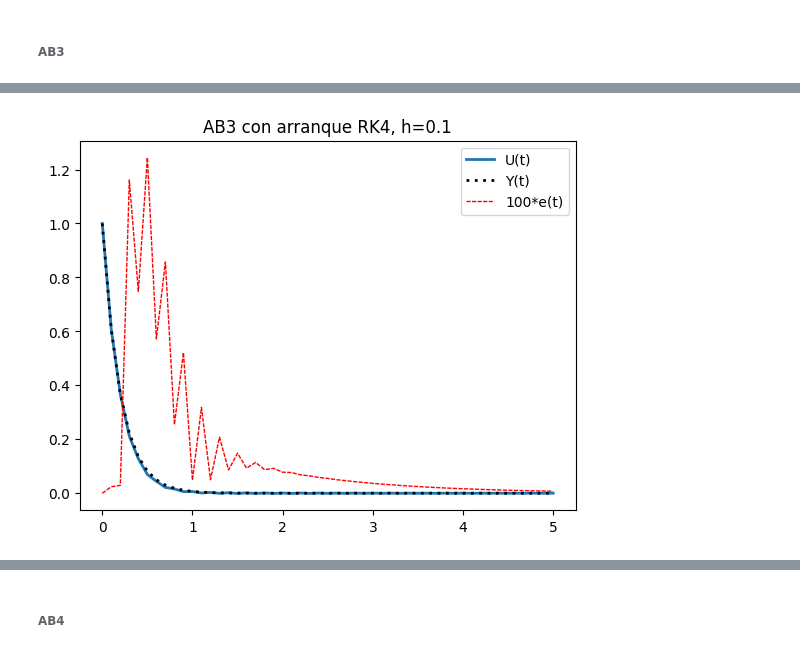
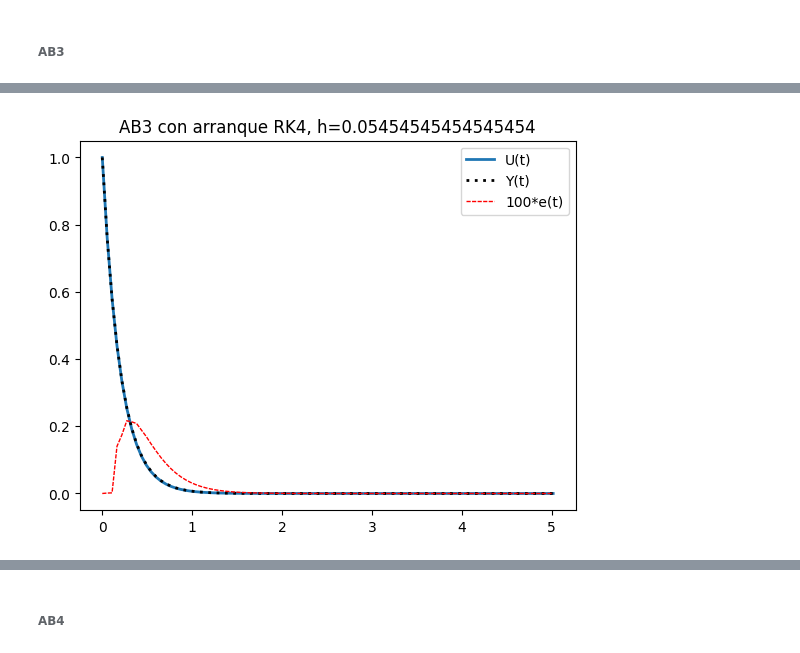
Before and after one commit to sbarreto10/AnalisisNumerico, a Jupyter notebook: LaboNumerico/numerico_practica.ipynb, the cells around one changed output, grey strips where cells are left out. Drawn from its saved outputs; the diff is of its cells as text; code cells hidden in the pictures.

```diff
--- a/LaboNumerico/numerico_practica.ipynb
+++ b/LaboNumerico/numerico_practica.ipynb
@@ -777,5 +794,5 @@ desarrollo_AB(0.2, resolver_RK4, 3)
 # %%
-#@title h = 0.1
-desarrollo_AB(0.1, resolver_RK4, 3)
+#@title h = 3/55 (estable)
+desarrollo_AB(3/55, resolver_RK4, 3)
 # %% [output]
-[figure, old version]
+[figure, new version]
```
Also changed, not shown: parts of 14 cells of this notebook.
